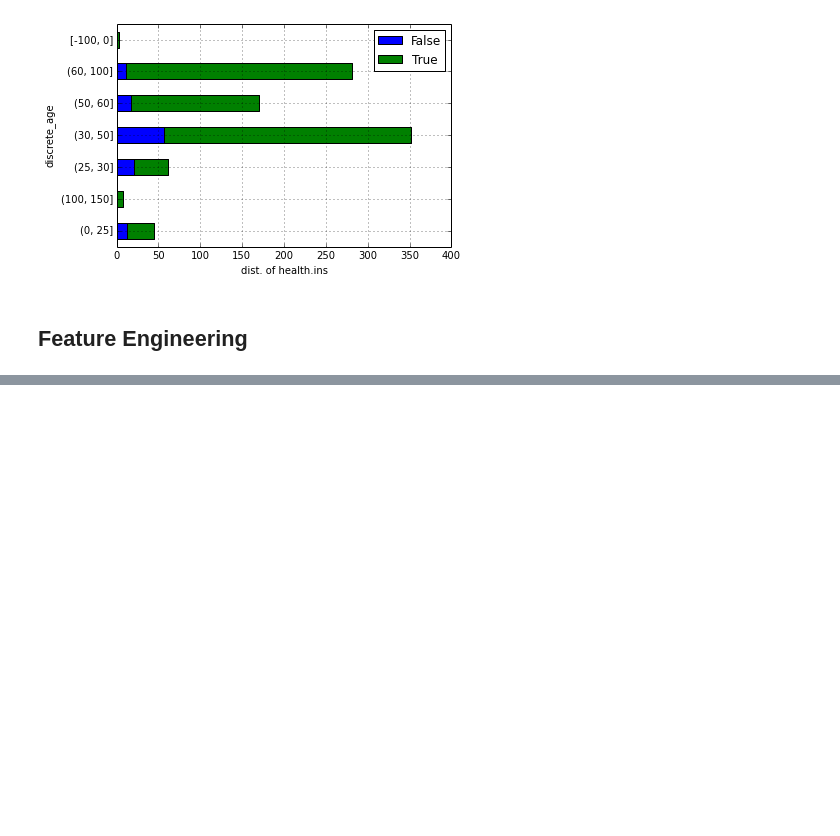
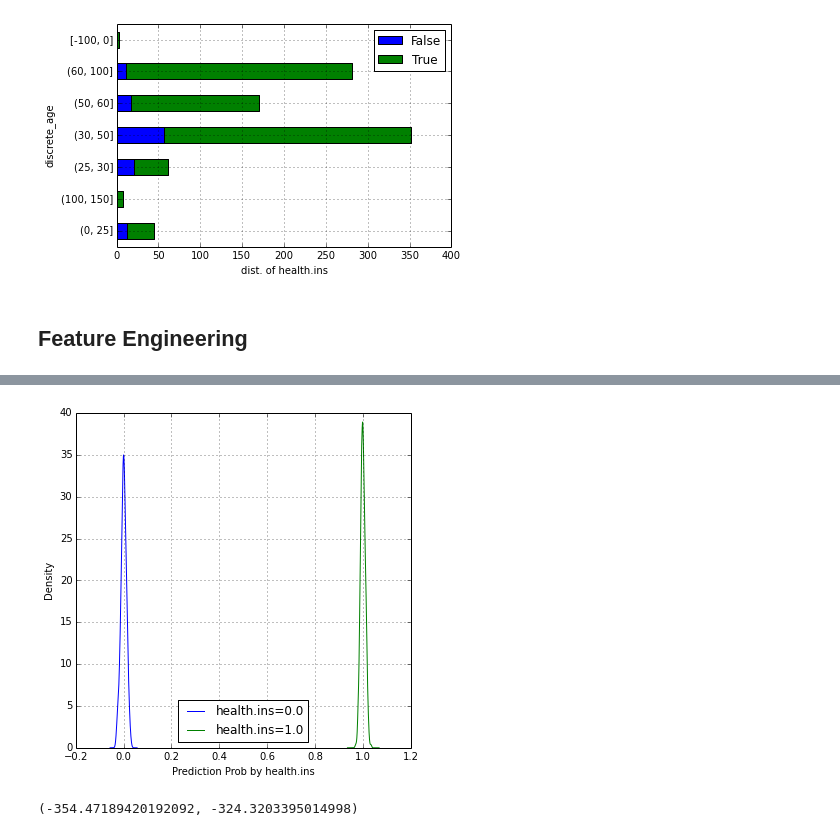
Before and after one commit to dolaameng/practical_munging_tools, a Jupyter notebook: exploration.ipynb, the cells around one changed output, grey strips where cells are left out. Cells and saved outputs as stored; diff of their text form; code cells hidden in the pictures; blank space fills up the shorter version.

Commit message:
TO debug likelihood score

```diff
--- a/exploration.ipynb
+++ b/exploration.ipynb
@@ -338,0 +280,5 @@ rr.head().T
+# %%
+calibration.biclassification_density_plot(rr['health.ins'], rr["health.ins"]+np.random.randn(rr.shape[0])*0.01,
+                                          y_name="health.ins", yhat_name="health.ins")
+# %% [output]
+[figure, added]
@@ -338,0 +291,4 @@ rr.head().T
+# %%
+base_score, yhat_score
+# %% [output]
+(-354.47189420192092, -324.3203395014998)
```
Also changed, not shown: parts of 18 cells of this notebook, 4 other files.
